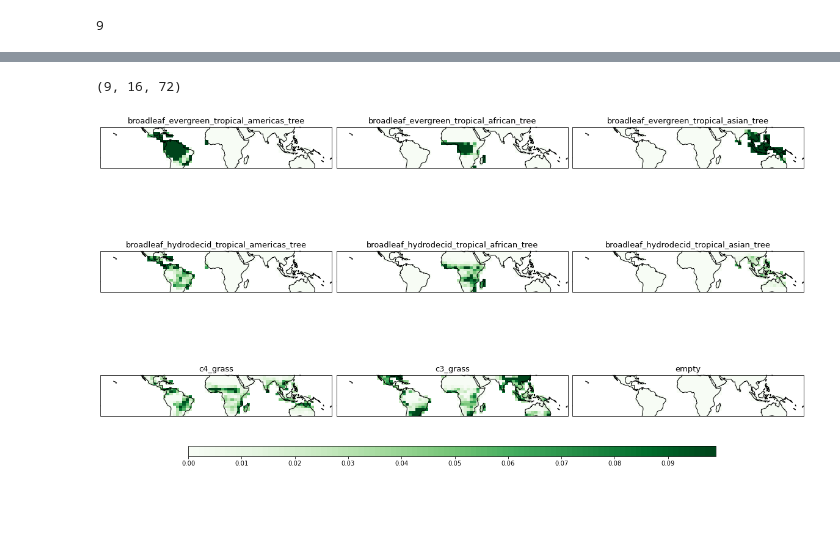
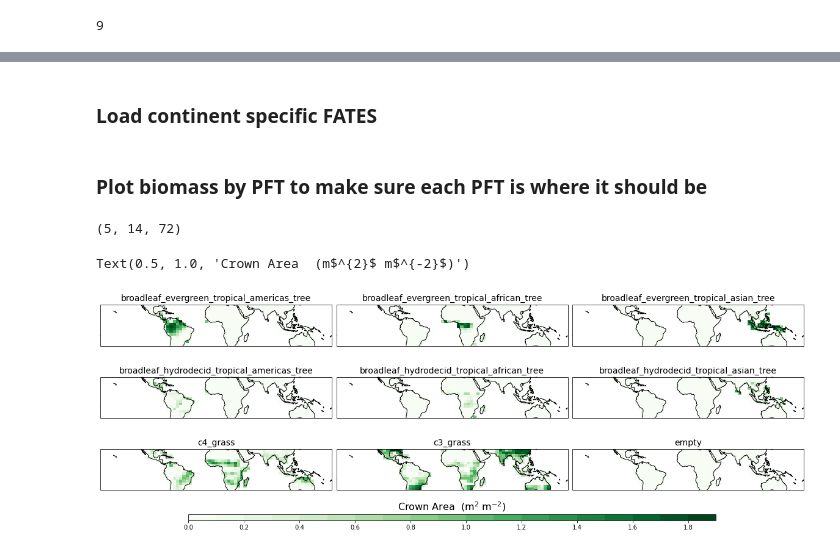
Before and after one commit to JessicaNeedham/tropical_continent_pfts, a Jupyter notebook: post_proc/Nocomp-check.ipynb, the cells around one changed output, grey strips where cells are left out. Cells and saved outputs as stored; diff of their text form; code cells hidden in the pictures; blank space fills up the shorter version.

```diff
--- a/post_proc/Nocomp-check.ipynb
+++ b/post_proc/Nocomp-check.ipynb
@@ -37,39 +45,50 @@ print(len(pftnames))
+# %% [markdown]
+### Load continent specific FATES
 # %%
-fates = '/pscratch/sd/j/jneedham/elm_runs/tropical_fb/nocomp_fates_tropical_test.E1c1a3b9fb7-F5ab1ef10.2025-06-27/run/nocomp_fates_tropical_test.E1c1a3b9fb7-F5ab1ef10.2025-06-27.sofar.nc'
+fates = '/pscratch/sd/j/jneedham/elm_runs/tropical_fb/nocomp_fates_tropical.E1c1a3b9fb7-F5ab1ef10.2025-06-27/run/nocomp_fates_tropical.E1c1a3b9fb7-F5ab1ef10.2025-06-27.2290s.nc'
 fates = xr.open_dataset(fates, decode_times=False)
+
+#fates_ctr = '/pscratch/sd/j/jneedham/elm_runs/tropical_fb/nocomp_fates_tropical_controlrun.E1c1a3b9fb7-F5ab1ef10.2025-07-07/run/nocomp_fates_tropical_controlrun.E1c1a3b9fb7-F5ab1ef10.2025-07-07.2290s.nc'
+fates_ctr = '/pscratch/sd/j/jneedham/elm_runs/tropical_fb/nocomp_fates_tropical_control_debugq.E1c1a3b9fb7-Fc5271c3f.2025-07-16/run/nocomp_fates_tropical_control_debugq.E1c1a3b9fb7-Fc5271c3f.2025-07-16.elm.h0.sofar.nc'
+fates_ctr = xr.open_dataset(fates_ctr, decode_times=False)
 
 time = fates.variables['time'] / 365.
 cohort_size_bins = fates.variables['fates_levscls'][:]
 nsizebins = len(cohort_size_bins)
+# %% [markdown]
+###  Plot biomass by PFT to make sure  each PFT is where it should be
 # %%
-vegc_pf = fates.FATES_VEGC_PF.mean(dim='time')
-print(vegc_pf.shape)
+crownarea_pf = fates.FATES_CROWNAREA_PF.mean(dim='time')
+crownarea_pf_ctr = fates_ctr.FATES_CROWNAREA_PF.mean(dim='time')
+
+print(crownarea_pf_ctr.shape)
 # %% [output]
-(9, 16, 72)
+(5, 14, 72)
 # %%
 fig, axs = plt.subplots(nrows=3,ncols=3,
                         subplot_kw={'projection': ccrs.PlateCarree()},
-                        figsize=(20,12))
+                        figsize=(20,7))
 axs = axs.flatten()
 
-clevs=np.arange(0,0.1,0.001)
+clevs=np.arange(0,2,0.1)
 
 for i in range(0,9):
-    cs = vegc_pf.isel(fates_levpft=i).plot(levels=clevs,cmap='Greens', ax=axs[i],
+    cs = crownarea_pf.isel(fates_levpft=i).plot(levels=clevs,cmap='Greens', ax=axs[i],
                                                      add_colorbar=False)
     axs[i].coastlines()
-    axs[i].set_title(pftnames[i],fontsize=13)
+    axs[i].set_title(pftnames[i],fontsize=14)
 
-#fig.delaxes(axs[17])
 
 # Adjust the location of the subplots on the page to make room for the colorbar
 fig.subplots_adjust(bottom=0.2, top=0.9, left=0.1, right=0.9,
                     wspace=0.02, hspace=0.02)
 
 # Add a colorbar axis at the bottom of the graph
-cbar_ax = fig.add_axes([0.2, 0.2, 0.6, 0.02])
+cbar_ax = fig.add_axes([0.2, 0.15, 0.6, 0.02])
 
 # Draw the colorbar
 cbar=fig.colorbar(cs, cax=cbar_ax,orientation='horizontal')
+cbar.ax.set_title(r'Crown Area  (m$^{2}$ m$^{-2}$)', size=16)
 # %% [output]
+Text(0.5, 1.0, 'Crown Area  (m$^{2}$ m$^{-2}$)')
-[figure, old version]
+[figure, new version]
```
Also changed, not shown: parts of 55 cells of this notebook, 9 other files.
